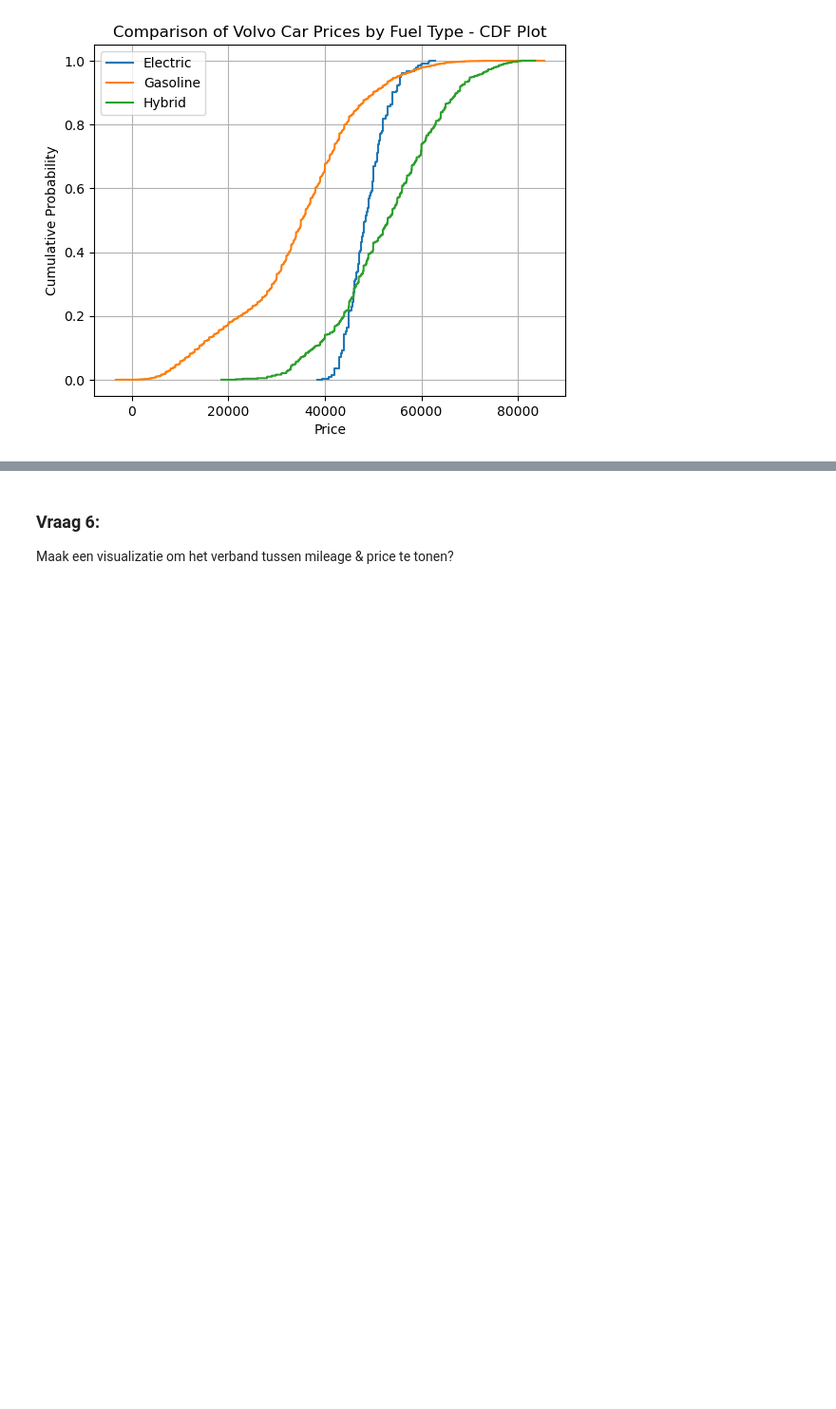
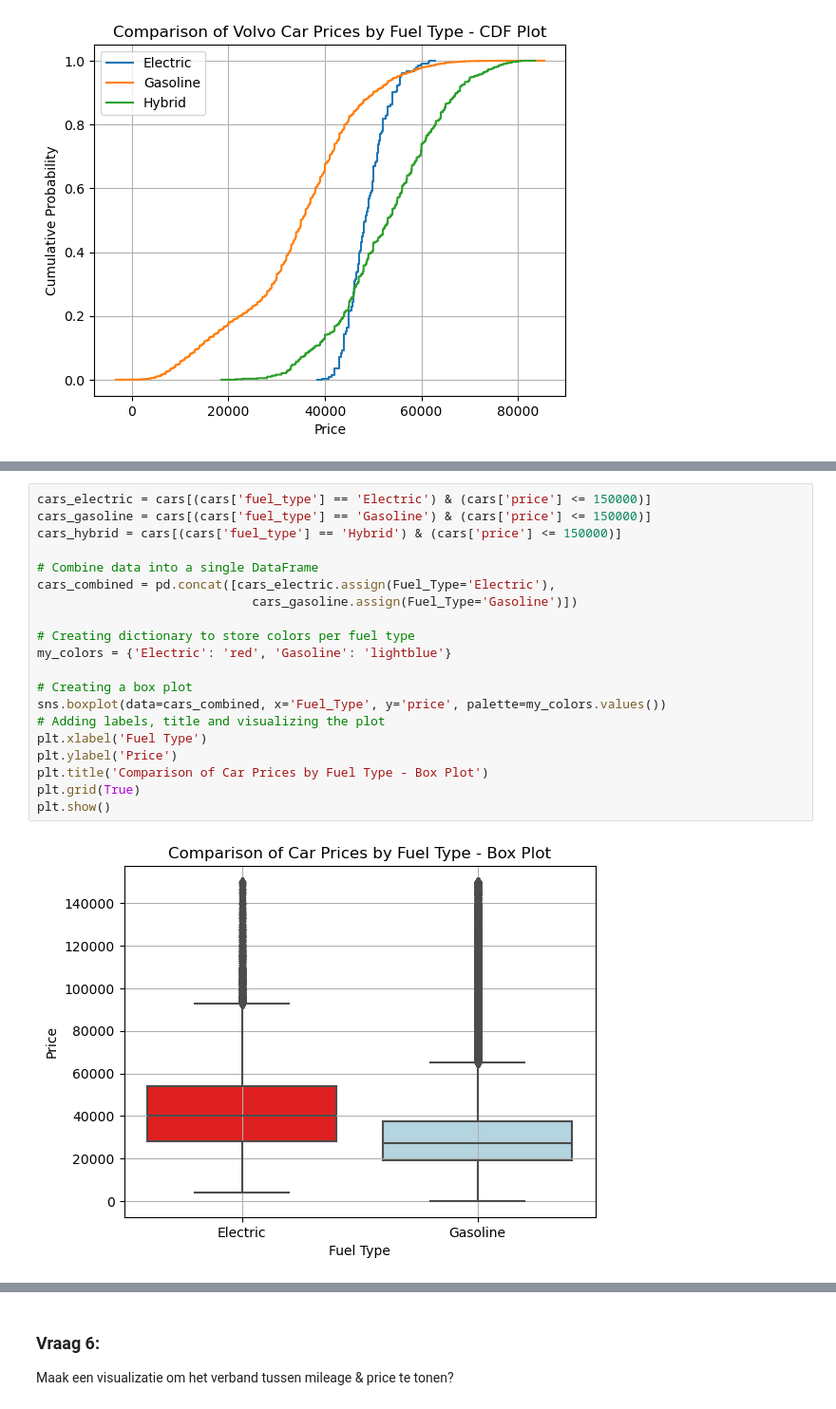
Before and after one commit to PhilippeGiorgino/project_evaluatie_statistiek, a Jupyter notebook: notebooks/autoproductie_philippegiorgino.ipynb, the cells around one changed output, grey strips where cells are left out. Shown: that part at 95% size. Cells and saved outputs as stored; diff of their text form; blank space fills up the shorter version.

```diff
--- a/notebooks/autoproductie_philippegiorgino.ipynb
+++ b/notebooks/autoproductie_philippegiorgino.ipynb
@@ -283,0 +351,22 @@ Gegeven volgende boxplots van de prijs van elektrische & benzine wagens, zijn vo
+# %%
+cars_electric = cars[(cars['fuel_type'] == 'Electric') & (cars['price'] <= 150000)]
+cars_gasoline = cars[(cars['fuel_type'] == 'Gasoline') & (cars['price'] <= 150000)]
+cars_hybrid = cars[(cars['fuel_type'] == 'Hybrid') & (cars['price'] <= 150000)]
+
+# Combine data into a single DataFrame
+cars_combined = pd.concat([cars_electric.assign(Fuel_Type='Electric'),
+                             cars_gasoline.assign(Fuel_Type='Gasoline')])
+
+# Creating dictionary to store colors per fuel type
+my_colors = {'Electric': 'red', 'Gasoline': 'lightblue'}
+
+# Creating a box plot
+sns.boxplot(data=cars_combined, x='Fuel_Type', y='price', palette=my_colors.values())
+# Adding labels, title and visualizing the plot
+plt.xlabel('Fuel Type')
+plt.ylabel('Price')
+plt.title('Comparison of Car Prices by Fuel Type - Box Plot')
+plt.grid(True)
+plt.show()
+# %% [output]
+[figure, added]
```
Also changed, not shown: parts of 19 cells of this notebook, 2 other files.
